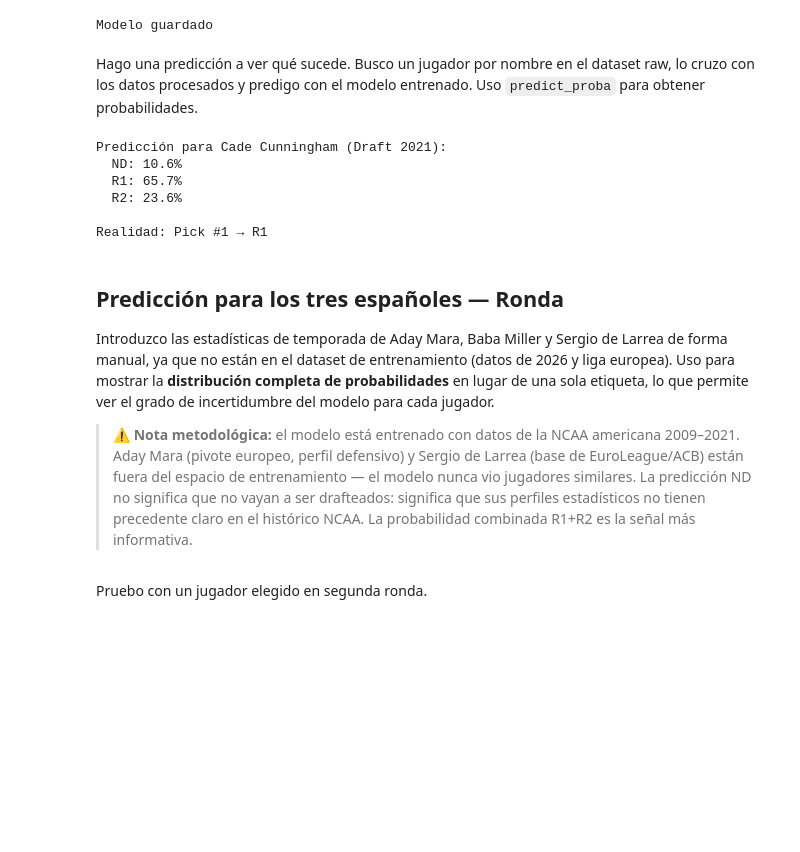
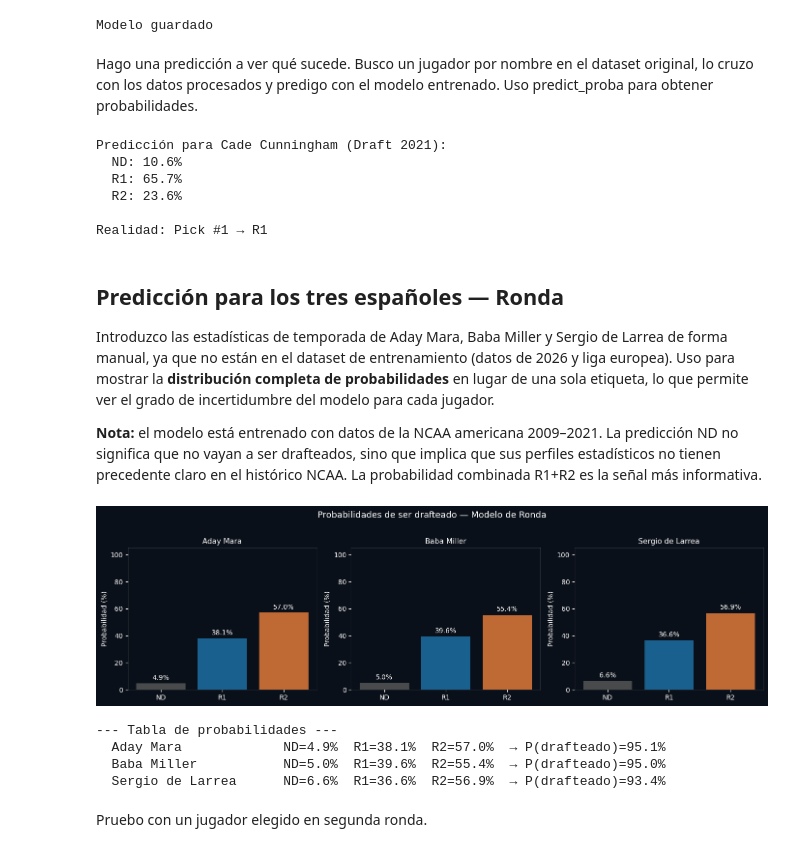
Before and after one commit to RobertoCantero82/nba-draft-2026-prediccion, a Jupyter notebook: notebooks/modelos/primer_modelo_draft_v2.ipynb, the cells around one changed output. Drawn from its saved outputs; the diff is of its cells as text; code cells hidden in the pictures; blank space fills up the shorter version.

```diff
--- a/notebooks/modelos/primer_modelo_draft_v2.ipynb
+++ b/notebooks/modelos/primer_modelo_draft_v2.ipynb
@@ -345,8 +345,7 @@ print("Modelo guardado")
 # %% [output]
 Modelo guardado
 # %% [markdown]
-Hago una predicción a ver qué sucede. Busco un jugador por nombre en el dataset raw, lo cruzo con los datos procesados
-y predigo con el modelo entrenado. Uso `predict_proba` para obtener probabilidades.
+Hago una predicción a ver qué sucede. Busco un jugador por nombre en el dataset original, lo cruzo con los datos procesados y predigo con el modelo entrenado. Uso predict_proba para obtener probabilidades.
 # %%
 raw = pd.read_csv('../../datos/raw/College_BasketballPlayers2009-2021.csv', low_memory=False)
 ncaa_final = pd.read_csv('../../datos/procesados/ncaa_final.csv')
@@ -391,7 +390,7 @@ Realidad: Pick #1 → R1
 
 Introduzco las estadísticas de temporada de Aday Mara, Baba Miller y Sergio de Larrea de forma manual, ya que no están en el dataset de entrenamiento (datos de 2026 y liga europea). Uso  para mostrar la **distribución completa de probabilidades** en lugar de una sola etiqueta, lo que permite ver el grado de incertidumbre del modelo para cada jugador.
 
-> ⚠️ **Nota metodológica:** el modelo está entrenado con datos de la NCAA americana 2009–2021. Aday Mara (pivote europeo, perfil defensivo) y Sergio de Larrea (base de EuroLeague/ACB) están fuera del espacio de entrenamiento — el modelo nunca vio jugadores similares. La predicción ND no significa que no vayan a ser drafteados: significa que sus perfiles estadísticos no tienen precedente claro en el histórico NCAA. La probabilidad combinada R1+R2 es la señal más informativa.
+**Nota:** el modelo está entrenado con datos de la NCAA americana 2009–2021. La predicción ND no significa que no vayan a ser drafteados, sino que implica que sus perfiles estadísticos no tienen precedente claro en el histórico NCAA. La probabilidad combinada R1+R2 es la señal más informativa.
 # %%
 # =====================================================
 # PREDICCIÓN PARA LOS TRES ESPAÑOLES — RONDA
@@ -426,35 +425,40 @@ for ax, jugador in zip(axes, espanoles):
     probs = modelo_v2_XGBC.predict_proba(X_esp)[0]
     colores = [colores_clases.get(c, "#888") for c in clases]
 
     ax.set_facecolor("#0a1019")
     barras = ax.bar(clases, probs * 100, color=colores, alpha=0.85)
     for barra, prob in zip(barras, probs):
         ax.text(barra.get_x() + barra.get_width() / 2, barra.get_height() + 1.5,
                 f"{prob*100:.1f}%", ha="center", va="bottom", color="white", fontsize=10)
     ax.set_ylim(0, 105)
     ax.set_title(jugador["nombre"], color="white", fontsize=11)
     ax.set_ylabel("Probabilidad (%)", color="white")
     ax.tick_params(colors="white")
     ax.set_facecolor("#0a1019")
     for spine in ax.spines.values():
         spine.set_edgecolor("#ffffff22")
 
 plt.tight_layout()
 plt.show()
 
-print("
---- Tabla de probabilidades ---")
+print("--- Tabla de probabilidades ---")
 for jugador in espanoles:
     X_esp = pd.DataFrame(0, index=[0], columns=X_train.columns)
     for col in ["pts", "treb", "ast", "stl", "blk"]:
         if col in X_esp.columns:
             X_esp[col] = jugador[col]
     col_pos = f"posicion_{jugador['posicion']}"
     if col_pos in X_esp.columns:
         X_esp[col_pos] = 1
     probs = modelo_v2_XGBC.predict_proba(X_esp)[0]
     prob_draft = (probs[list(clases).index("R1")] + probs[list(clases).index("R2")]) * 100
     print(f"  {jugador['nombre']:<20}  ND={probs[0]*100:.1f}%  R1={probs[1]*100:.1f}%  R2={probs[2]*100:.1f}%  → P(drafteado)={prob_draft:.1f}%")
+# %% [output]
+[figure, added]
+--- Tabla de probabilidades ---
+  Aday Mara             ND=4.9%  R1=38.1%  R2=57.0%  → P(drafteado)=95.1%
+  Baba Miller           ND=5.0%  R1=39.6%  R2=55.4%  → P(drafteado)=95.0%
+  Sergio de Larrea      ND=6.6%  R1=36.6%  R2=56.9%  → P(drafteado)=93.4%
 # %% [markdown]
 Pruebo con un jugador elegido en segunda ronda.
 # %%
```
Also changed, not shown: parts of 2 cells of this notebook, 35 other files.
